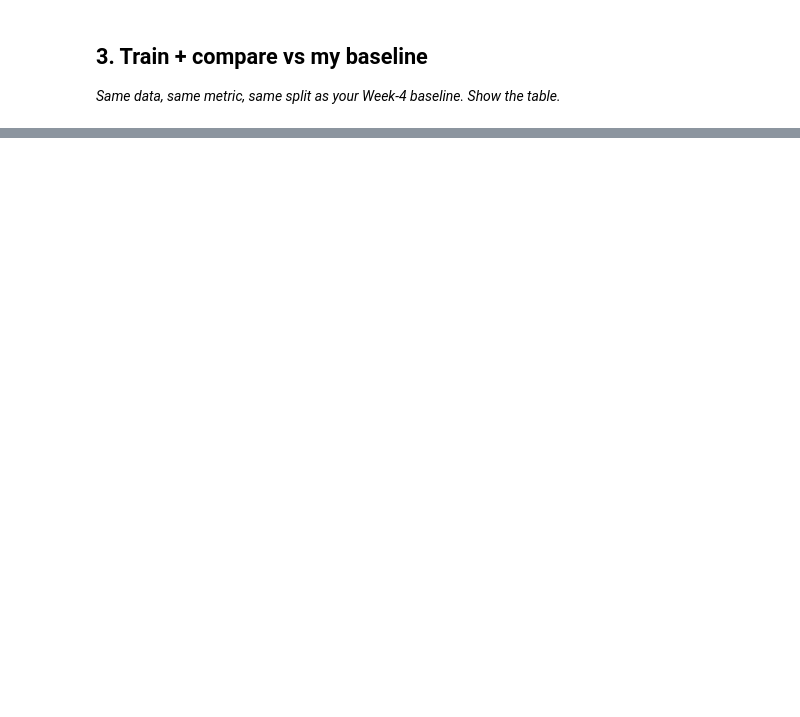
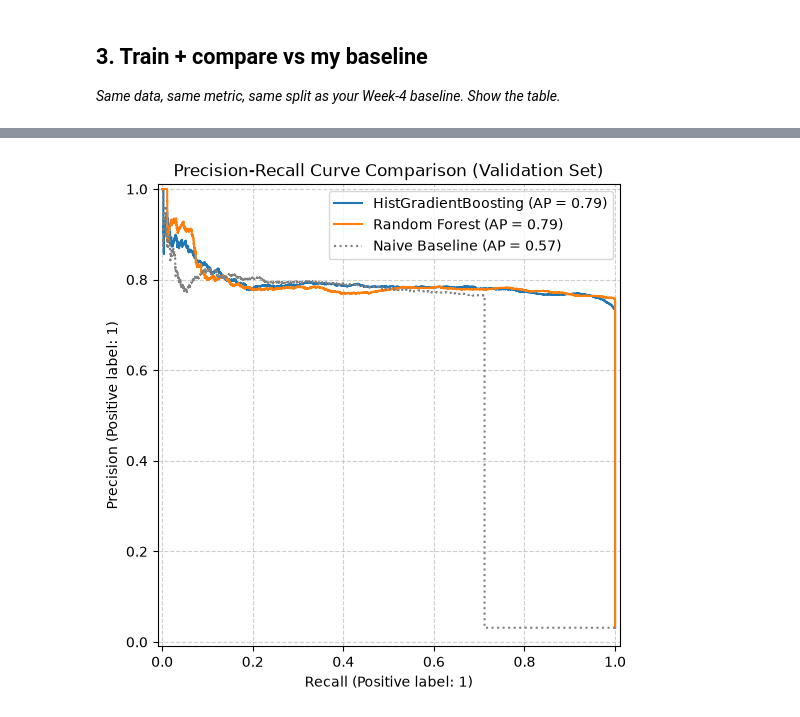
Before and after one commit to Thallysson100/FlyRank_AI, a Jupyter notebook: work/notebooks/w05_model.ipynb, the cells around one changed output, grey strips where cells are left out. Saved outputs shown, nothing was run; the diff lists cells and outputs as text; code cells hidden in the pictures; blank space fills up the shorter version.

```diff
--- a/work/notebooks/w05_model.ipynb
+++ b/work/notebooks/w05_model.ipynb
@@ -36,0 +255,83 @@ This skeleton is yours to fill. Work the sections **in order** — each one has
+# %%
+# Section 3: Model Training and Evaluation vs. Baseline
+import numpy as np
+import pandas as pd
+import warnings
+import matplotlib.pyplot as plt
+
+from sklearn.metrics import (
+    average_precision_score,
+    roc_auc_score,
+    PrecisionRecallDisplay
+)
+
+# 1. Fit models on training data only to prevent data leakage
+print("Fitting Primary Model (HistGradientBoosting)...")
+primary_model.fit(X_train, y_train)
+
+print("Fitting Benchmark Model (RandomForest)...")
+benchmark_model.fit(X_train, y_train)
+
+# 2. Predict decay probabilities on unseen validation set
+y_val_prob_hgb = primary_model.predict_proba(X_val)[:, 1]
+y_val_prob_rf = benchmark_model.predict_proba(X_val)[:, 1]
+
+# 3. Construct the exact Week 4 Naive Heuristic Baseline on the validation set
+# Rule: LOG10(1 + impressions_prev30) if age >= 90 AND impressions >= 500, else 0.0
+naive_score = np.where(
+    (X_val["days_since_published"] >= 90) & (X_val["impressions_prev30"] >= 500),
+    np.log10(1 + X_val["impressions_prev30"]),
+    0.0
+)
+
+# 4. Helper function for Precision@K (evaluating top K prioritized pages)
+def precision_at_k(y_true, y_probs, k=50):
+    """Calculates precision among the top K highest predicted risk items."""
+    eval_df = pd.DataFrame({"y_true": y_true, "y_prob": y_probs})
+    # Use stable sort to preserve the original order of tied scores
+    top_k = eval_df.sort_values(by=["y_prob"], ascending=False, kind="mergesort").head(k)
+    return top_k["y_true"].mean()
+
+# 5. Calculate Comprehensive Metric Suite
+metrics_summary = []
+
+models = [
+    ("HistGradientBoosting (Primary)", y_val_prob_hgb),
+    ("Random Forest (Benchmark)", y_val_prob_rf),
+    ("Naive Baseline Proxy (Week 4)", naive_score)
+]
+
+for name, probs in models:
+    pr_auc = average_precision_score(y_val, probs)
+    roc_auc = roc_auc_score(y_val, probs)
+    p_50 = precision_at_k(y_val, probs, k=50)
+    p_100 = precision_at_k(y_val, probs, k=100)
+
+    metrics_summary.append({
+        "Model": name,
+        "PR-AUC": round(pr_auc, 4),
+        "ROC-AUC": round(roc_auc, 4),
+        "Precision@50": round(p_50, 4),
+        "Precision@100": round(p_100, 4)
+    })
+
+results_df = pd.DataFrame(metrics_summary)
+print("\n=== Validation Set Model Evaluation Summary ===")
+print(results_df.to_string(index=False))
+
+# 6. Plot Precision-Recall Curves
+fig, ax = plt.subplots(figsize=(8, 6))
+warnings.filterwarnings("ignore")
+
+PrecisionRecallDisplay.from_predictions(y_val, y_val_prob_hgb, name="HistGradientBoosting", ax=ax)
+PrecisionRecallDisplay.from_predictions(y_val, y_val_prob_rf, name="Random Forest", ax=ax)
+# Add the naive baseline proxy for visual comparison
+PrecisionRecallDisplay.from_predictions(y_val,naive_score, name="Naive Baseline", ax=ax, color="gray", linestyle=":")
+
+warnings.filterwarnings("default")
+
+ax.set_title("Precision-Recall Curve Comparison (Validation Set)")
+ax.grid(True, linestyle="--", alpha=0.6)
+plt.legend(loc="upper right")
+plt.show()
+# %% [output]
@@ -36,0 +346 @@ This skeleton is yours to fill. Work the sections **in order** — each one has
+[figure, added]
```
Also changed, not shown: parts of 16 cells of this notebook, 1 other file.
